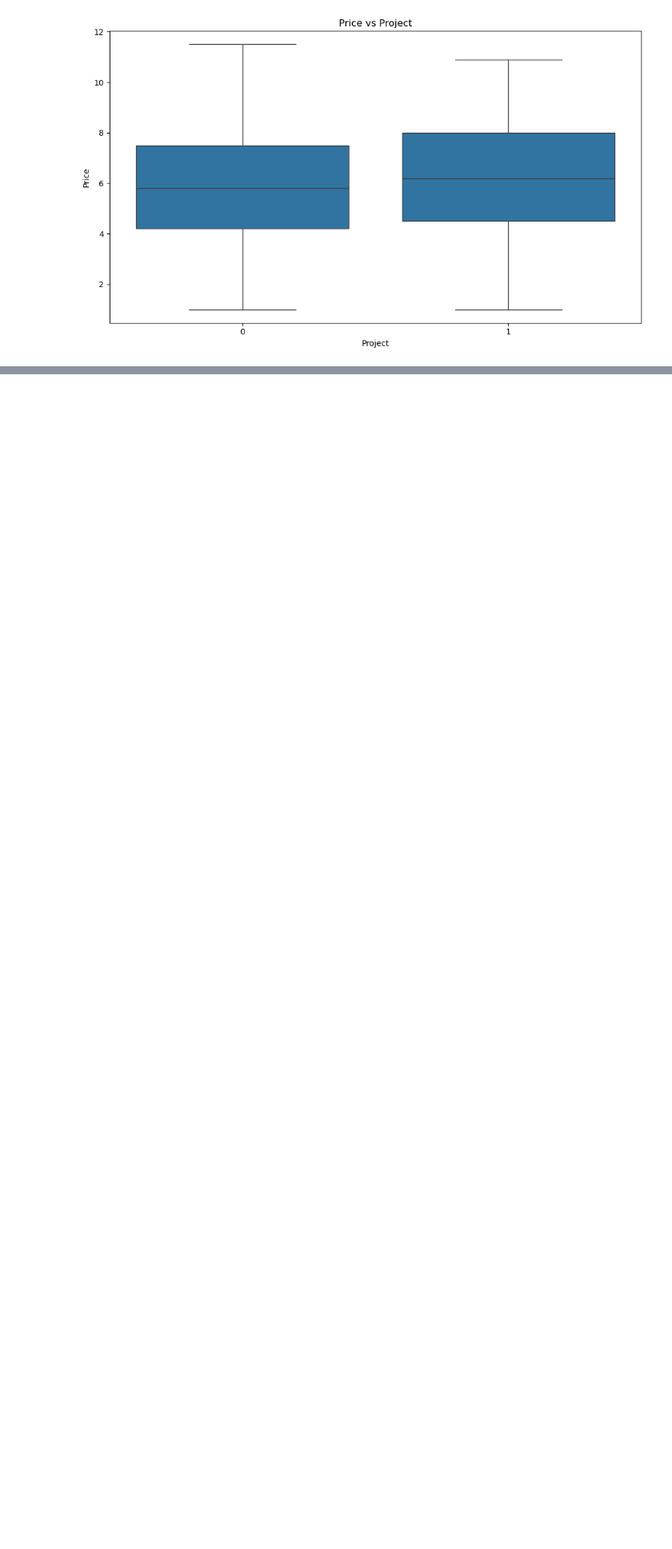
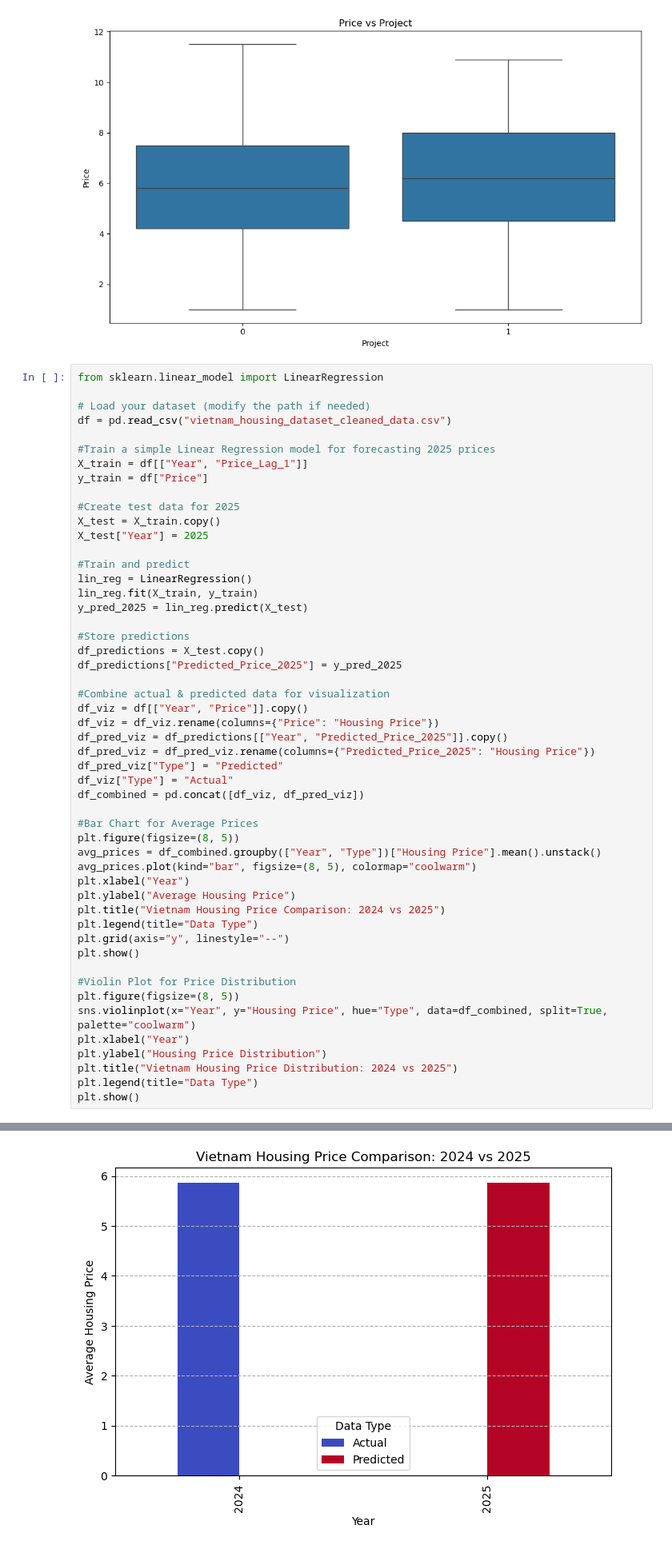
Before and after one commit to JohndayN/DoAnPTDLvHS, a Jupyter notebook: DoAn.ipynb, the cells around one changed output, grey strips where cells are left out. Shown: that part at 80% size. Drawn from its saved outputs; the diff is of its cells as text; blank space fills up the shorter version.

Commit message:
Adding the actual Prediction

```diff
--- a/DoAn.ipynb
+++ b/DoAn.ipynb
@@ -199,3 +211,55 @@ plt.tight_layout()
 plt.show()
 # %% [output]
 [figure]
+# %%
+from sklearn.linear_model import LinearRegression
+
+# Load your dataset (modify the path if needed)
+df = pd.read_csv("vietnam_housing_dataset_cleaned_data.csv")
+
+#Train a simple Linear Regression model for forecasting 2025 prices
+X_train = df[["Year", "Price_Lag_1"]]
+y_train = df["Price"]
+
+#Create test data for 2025
+X_test = X_train.copy()
+X_test["Year"] = 2025
+
+#Train and predict
+lin_reg = LinearRegression()
+lin_reg.fit(X_train, y_train)
+y_pred_2025 = lin_reg.predict(X_test)
+
+#Store predictions
+df_predictions = X_test.copy()
+df_predictions["Predicted_Price_2025"] = y_pred_2025
+
+#Combine actual & predicted data for visualization
+df_viz = df[["Year", "Price"]].copy()
+df_viz = df_viz.rename(columns={"Price": "Housing Price"})
+df_pred_viz = df_predictions[["Year", "Predicted_Price_2025"]].copy()
+df_pred_viz = df_pred_viz.rename(columns={"Predicted_Price_2025": "Housing Price"})
+df_pred_viz["Type"] = "Predicted"
+df_viz["Type"] = "Actual"
+df_combined = pd.concat([df_viz, df_pred_viz])
+
+#Bar Chart for Average Prices
+plt.figure(figsize=(8, 5))
+avg_prices = df_combined.groupby(["Year", "Type"])["Housing Price"].mean().unstack()
+avg_prices.plot(kind="bar", figsize=(8, 5), colormap="coolwarm")
+plt.xlabel("Year")
+plt.ylabel("Average Housing Price")
+plt.title("Vietnam Housing Price Comparison: 2024 vs 2025")
+plt.legend(title="Data Type")
+plt.grid(axis="y", linestyle="--")
+plt.show()
+
+#Violin Plot for Price Distribution
+plt.figure(figsize=(8, 5))
+sns.violinplot(x="Year", y="Housing Price", hue="Type", data=df_combined, split=True, palette="coolwarm")
+plt.xlabel("Year")
+plt.ylabel("Housing Price Distribution")
+plt.title("Vietnam Housing Price Distribution: 2024 vs 2025")
+plt.legend(title="Data Type")
+plt.show()
+# %% [output]
@@ -201,0 +267 @@ plt.show()
+[figure, added]
```
Also changed, not shown: parts of 2 cells of this notebook, 2 other files.
